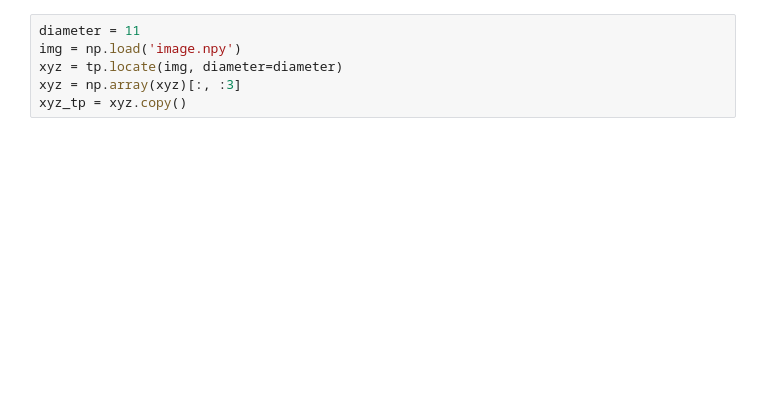
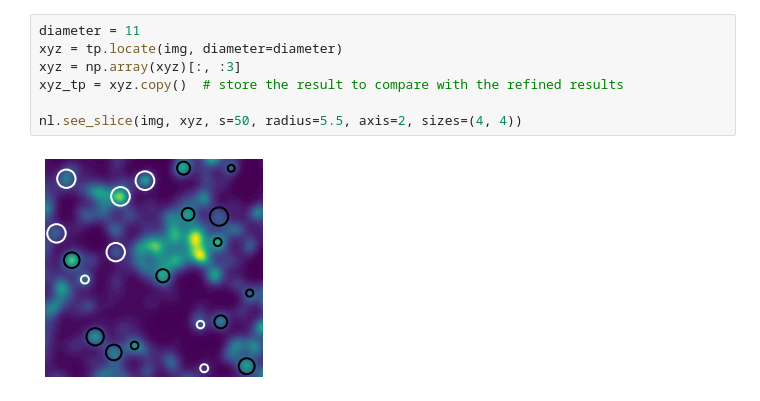
Before and after one commit to yangyushi/nplocate, a Jupyter notebook: example/demo.ipynb, the cells around one changed output. Saved outputs shown, nothing was run; the diff lists cells and outputs as text; blank space fills up the shorter version.

```diff
--- a/example/demo.ipynb
+++ b/example/demo.ipynb
@@ -11,6 +37,9 @@ import matplotlib.pyplot as plt
 # %%
 diameter = 11
-img = np.load('image.npy')
 xyz = tp.locate(img, diameter=diameter)
 xyz = np.array(xyz)[:, :3]
-xyz_tp = xyz.copy()
+xyz_tp = xyz.copy()  # store the result to compare with the refined results
+
+nl.see_slice(img, xyz, s=50, radius=5.5, axis=2, sizes=(4, 4))
+# %% [output]
+[figure, added]
```
Also changed, not shown: parts of 13 cells of this notebook, 1 other file.
